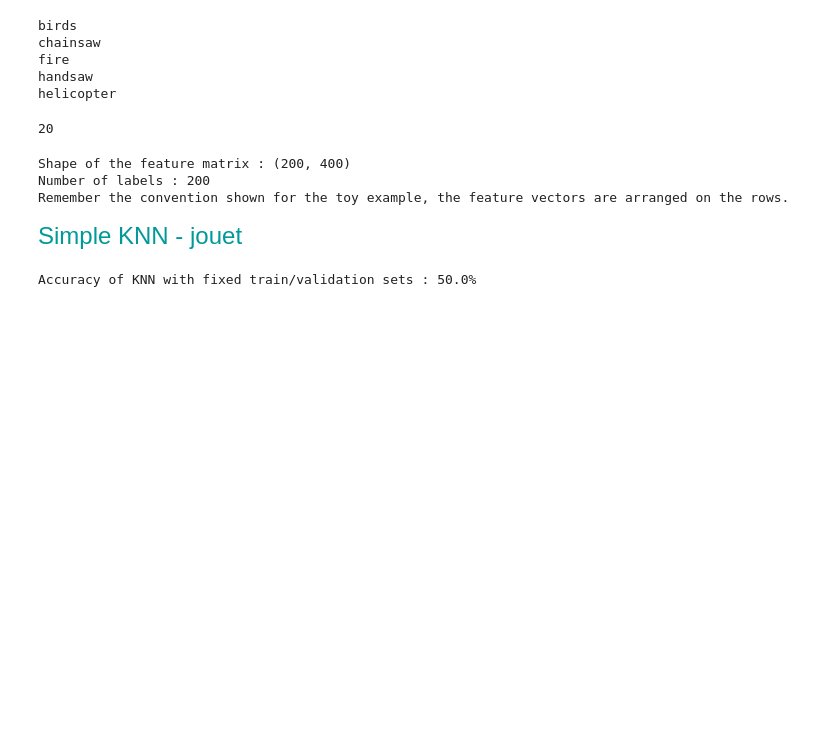
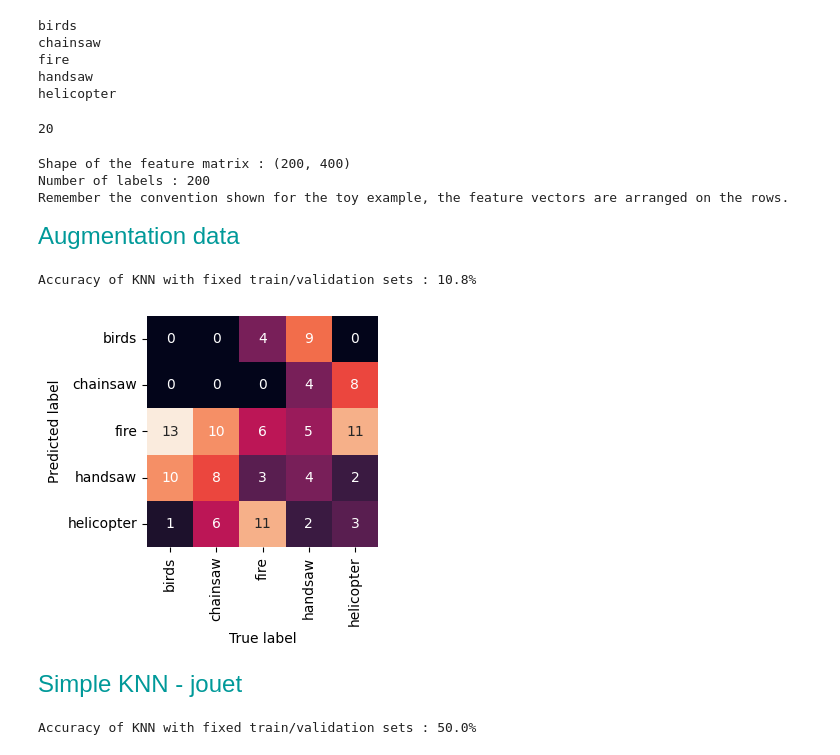
Before and after one commit to CamilleCl/lelec210X_GroupeF, a Jupyter notebook: classification/neuralNetwork.ipynb, the cells around one changed output. Drawn from its saved outputs; the diff is of its cells as text; code cells hidden in the pictures; blank space fills up the shorter version.

Commit message:
betises sur classif

```diff
--- a/classification/neuralNetwork.ipynb
+++ b/classification/neuralNetwork.ipynb
@@ -78,3 +78,5 @@ print('Remember the convention shown for the toy example, the feature vectors ar
 Shape of the feature matrix : (200, 400)
 Number of labels : 200
 Remember the convention shown for the toy example, the feature vectors are arranged on the rows.
+# %% [markdown]
+<font size=5 color=#009999> Augmentation data </font> <br>
@@ -81,3 +128,29 @@ Remember the convention shown for the toy example, the feature vectors are arran
+# %%
+# change X to X_aug and y to y_aug !!
+X = X_aug
+y = y_aug
+
+train_pct = 0.7
+X_train, X_test, y_train, y_test = train_test_split(X, y, test_size=0.3, stratify=y)
+
+X_train_normalised = X_train / np.linalg.norm(X_train, axis=1, keepdims=True)
+X_test_normalised = X_test / np.linalg.norm(X_test, axis=1, keepdims=True)
+
+#-------------------------
+
+K = 15 # Number of neighbours for the KNN
+model = KNeighborsClassifier(n_neighbors=K, weights='distance', algorithm='auto', metric='minkowski') #We explicitly write the default parameters of this KNN classifier once so that you know they exist and can be changed
+
+model.fit(X_train_normalised,y_train)
+prediction = model.predict(X_test_normalised)
+
+accuracy_knn = accuracy(prediction , y_test)
+
+print('Accuracy of KNN with fixed train/validation sets : {:.1f}%'.format(100*accuracy_knn))
+show_confusion_matrix (prediction, y_test, classnames)
+# %% [output]
+Accuracy of KNN with fixed train/validation sets : 10.8%
+[figure, added]
 # %% [markdown]
 <font size=5 color=#009999> Simple KNN - jouet </font> <br>
 # %%
```
Also changed, not shown: parts of 4 cells of this notebook.
